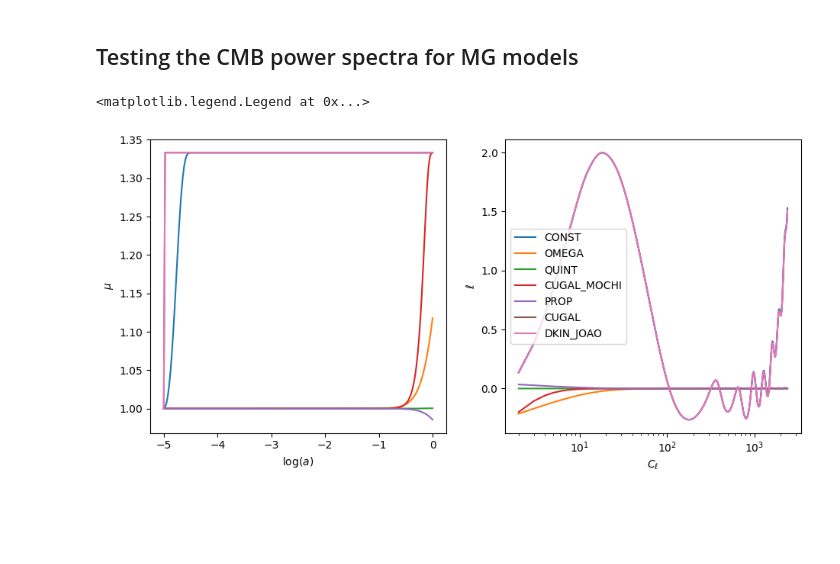
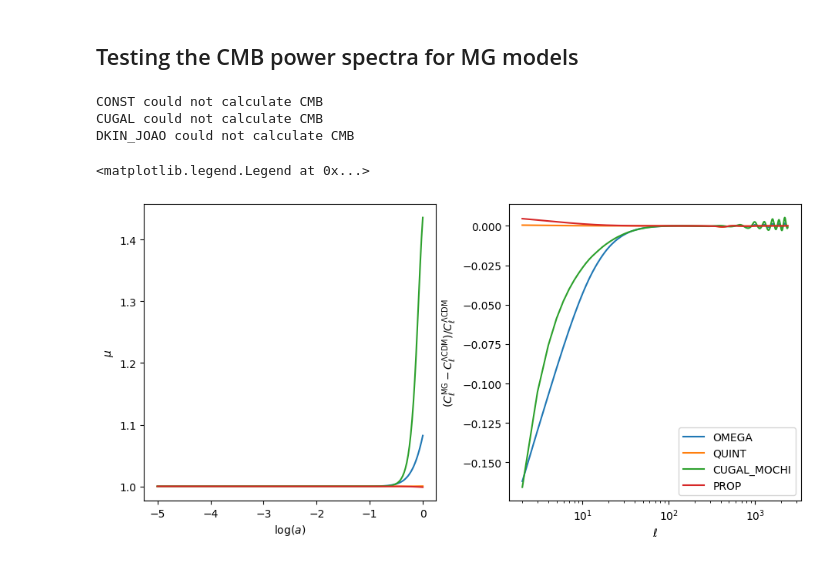
Before and after one commit to joaoreboucas1/cs2-project, a Jupyter notebook: mu_solutions_study/compare_camb.ipynb, the cells around one changed output. Cells and saved outputs as stored; diff of their text form; code cells hidden in the pictures; blank space fills up the shorter version.

```diff
--- a/mu_solutions_study/compare_camb.ipynb
+++ b/mu_solutions_study/compare_camb.ipynb
@@ -27,18 +27,18 @@ cosmo_lcdm = {
     "omega_m": 0.3,
     "w0": -0.999,
     "wa": 0,
-    "cs2": 1,
+    "cs2": 0.7,
     "alpha_K_0": 1,
 }
 
 solve_alpha_B_py = solve_alpha_B
 def solve_alpha_B_ft(aktype, alpha_K_0, cs2, omega_m, w0, wa):
-    ombh2 = 0.0122
+    ombh2 = 0.0226
     h = 0.7
     omch2 = (omega_m - ombh2/h**2)*h**2
     use_cs2 = aktype in alphaKtype
     cosmo = camb.set_params(
-        H0=100*h, ombh2=ombh2, omch2=omch2, num_nu_massless=3.044, omnuh2=0,
+        H0=100*h, ombh2=ombh2, omch2=omch2, nnu=3.044, mnu=0.06,
         As=2.1e-9, ns=0.96, tau=0.06, WantTransfer=True, w=w0, wa=wa,
         dark_energy_model="fluid" if (1+w0)*(1+w0+wa) > 0 else "ppf",
         alpha_K_parametrization=aktype-1, cs2_0=cs2, use_cs2=use_cs2, alpha_K_0=alpha_K_0
@@ -56,6 +56,7 @@ def solve_alpha_B_ft(aktype, alpha_K_0, cs2, omega_m, w0, wa):
             return log_a*np.log10(np.e), alpha_B, alpha_K, mu, None
         cl_tt = results.get_lensed_scalar_cls(CMB_unit='muK')[:,0]
         ell = np.arange(len(cl_tt))
+        # print(f"sigma_8 = {results.get_sigma8_0()}")
         return log_a*np.log10(np.e), alpha_B, alpha_K, mu, (ell, cl_tt)
     else:
         results = camb.get_results(cosmo)
@@ -96,23 +98,27 @@ compare(alphaKtype.PROP, cosmo)
 # %% [markdown]
 ## Testing the CMB power spectra for MG models
 # %%
-fig, axs = plt.subplots(1, 2, figsize=(11, 5))
+fig, axs = plt.subplots(1, 2, figsize=(11, 5), gridspec_kw={"wspace": 0.25})
 
 cosmo = cosmo_lcdm
-ell, cl_tt_lcdm = solve_alpha_B_ft(0, **cosmo)
+ell, cl_tt_lcdm = solve_alpha_B_ft(aktype=0, **cosmo)
 for aktype in alphaKtype:
     loga, alpha_B, alpha_K, mu, cmb = solve_alpha_B_ft(aktype, **cosmo)
     if cmb is None: continue
     ell, cl_tt = cmb
 
     axs[0].plot(loga, mu)
     axs[0].set_xlabel("$\\log(a)$")
     axs[0].set_ylabel("$\\mu$")
     axs[1].semilogx(ell[2:], (cl_tt[2:] - cl_tt_lcdm[2:])/cl_tt_lcdm[2:], label=f"{alphaKtype(aktype).name}")
-    axs[1].set_xlabel("$C_\\ell$")
-    axs[1].set_ylabel("$\\ell$")
+    # axs[1].semilogx(ell[2:], cl_tt[2:], label=f"{alphaKtype(aktype).name}")
+    axs[1].set_xlabel("$\\ell$")
+    axs[1].set_ylabel("$(C_\\ell^\\mathrm{MG} - C_\\ell^{\\Lambda\\mathrm{CDM}})/C_\\ell^{\\Lambda\\mathrm{CDM}}$")
 
 plt.legend()
 # %% [output]
-<matplotlib.legend.Legend at 0x...>
+CONST could not calculate CMB
+CUGAL could not calculate CMB
+DKIN_JOAO could not calculate CMB
+<matplotlib.legend.Legend at 0x...>
-[figure, old version]
+[figure, new version]
```
Also changed, not shown: parts of 1 cell of this notebook, 4 other files.
